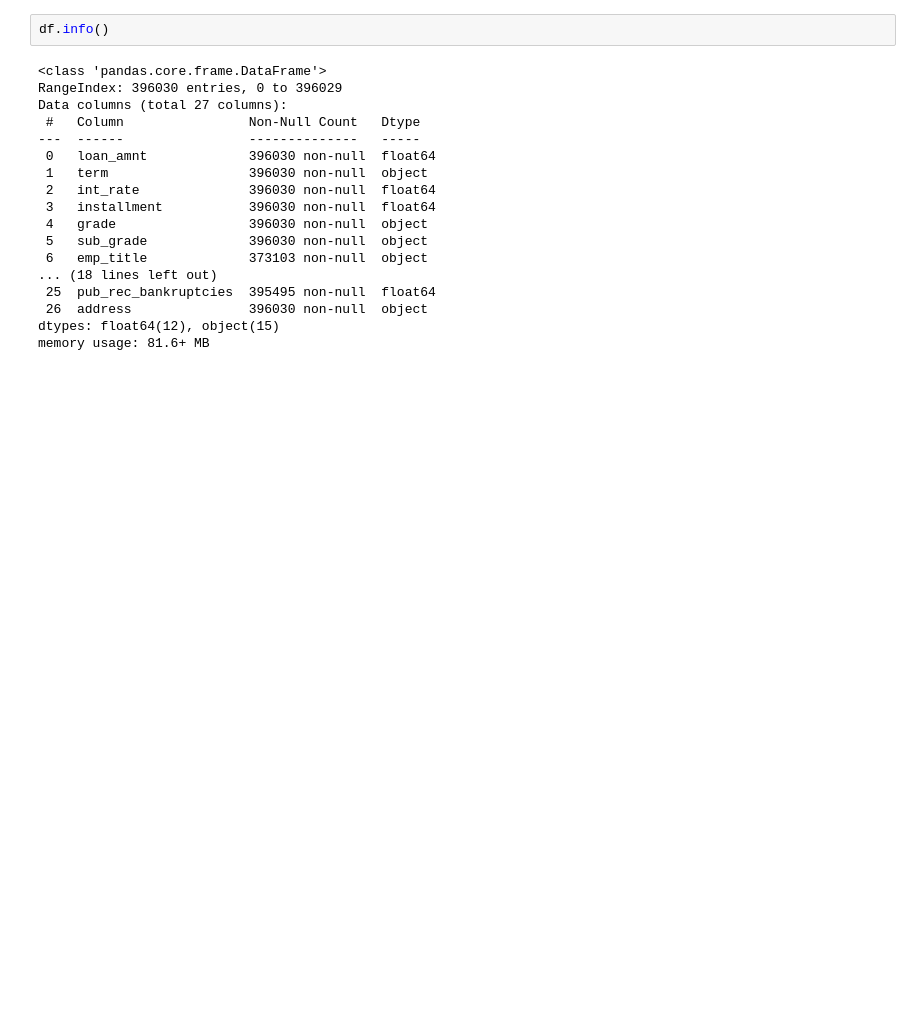
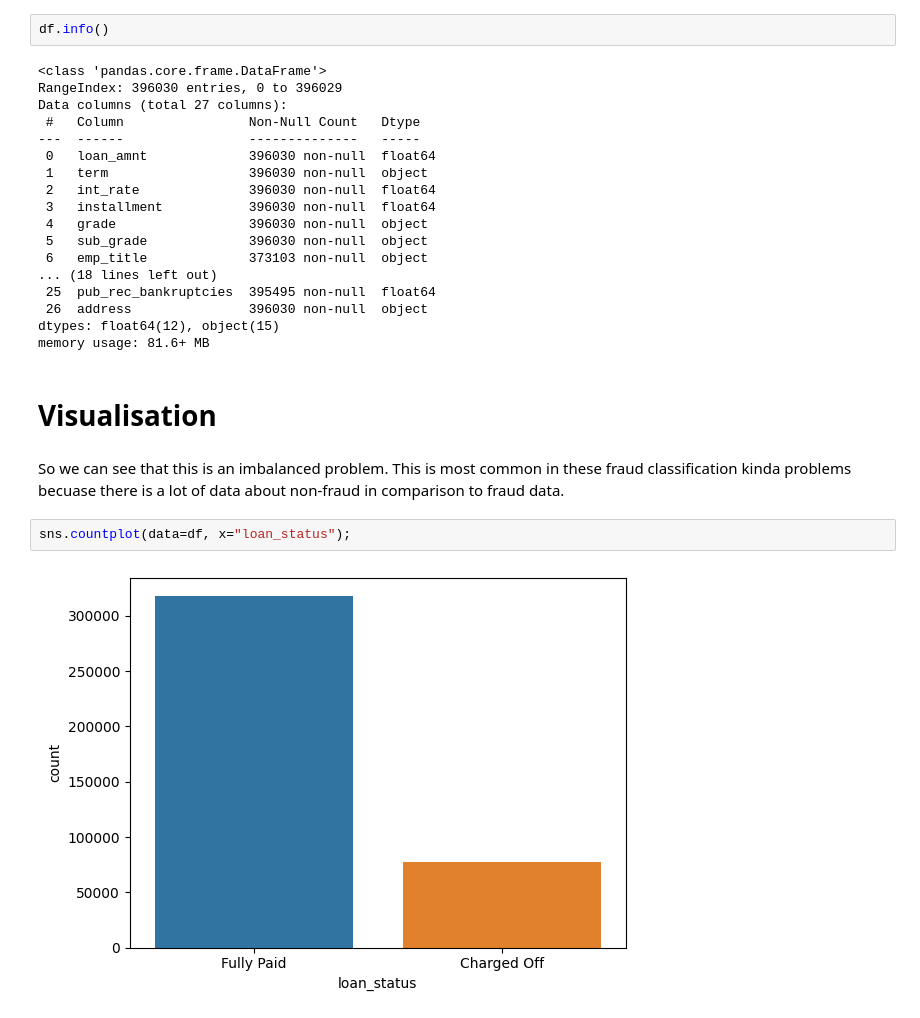
Before and after one commit to PrathamModi001/LendSure, a Jupyter notebook: loan_default_prediction.ipynb, the cells around one changed output. Drawn from its saved outputs; the diff is of its cells as text; blank space fills up the shorter version.

Commit message:
midway of visualisation

```diff
--- a/loan_default_prediction.ipynb
+++ b/loan_default_prediction.ipynb
@@ -238,3 +241,11 @@ Data columns (total 27 columns):
  26  address               396030 non-null  object
 dtypes: float64(12), object(15)
 memory usage: 81.6+ MB
+# %% [markdown]
+# Visualisation
+# %% [markdown]
+So we can see that this is an imbalanced problem. This is most common in these fraud classification kinda problems becuase there is a lot of data about non-fraud in comparison to fraud data.
+# %%
+sns.countplot(data=df, x="loan_status");
+# %% [output]
+[figure, added]
```
Also changed, not shown: parts of 10 cells of this notebook.
